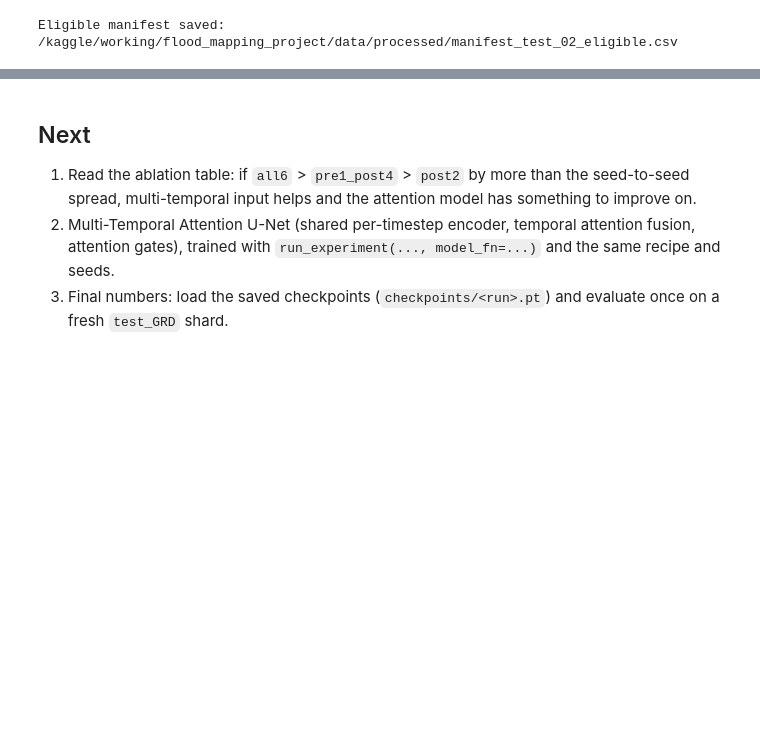
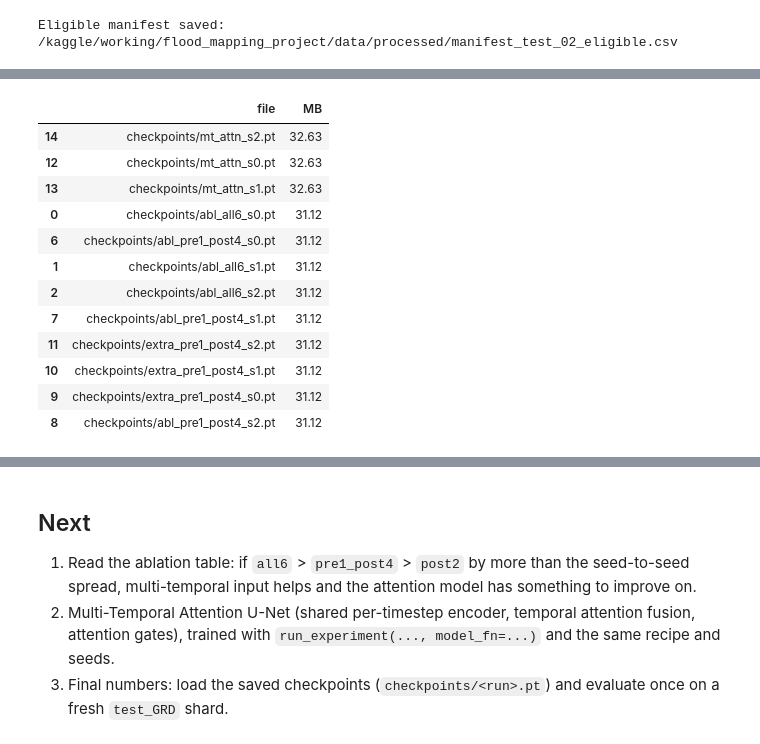
Before and after one commit to Vasanth-Loganathan/flood-mapping, a Jupyter notebook: main.ipynb, the cells around one changed output, grey strips where cells are left out. Saved outputs shown, nothing was run; the diff lists cells and outputs as text; code cells hidden in the pictures; blank space fills up the shorter version.

```diff
--- a/main.ipynb
+++ b/main.ipynb
@@ -1913,0 +2431,68 @@ Eligible manifest saved: /kaggle/working/flood_mapping_project/data/processed/ma
+# %%
+# %% ---- replacement for cell 4 (frozen final evaluation)
+# ============================================================
+# FROZEN FINAL EVALUATION of the improvement round on the fresh test shards. Run ONCE, only after the choices below are final.
+#   Headline (decided from validation, see plan 5.7): base U-Net 1 pre + post, ensemble of 3 seeds, NO TTA.
+#   Exploratory (reported as such, not used for selection): v2_inputs, v2_train, v2_both - each as single models and as ensemble.
+#   500 px minimum-area rule applied (fixed in advance); the version without it is also stored.
+# Requires X_/Y_/manifest of test_01 and test_02 (preprocessed as in the fresh-test cell). Events also in train/val are excluded.
+# ============================================================
+FINAL = False
+EVAL_SPLITS = ["test_01", "test_02"]
+FINAL_CONFIGS = ["base", "v2_inputs", "v2_train", "v2_both"]
+if FINAL:
+    trainval_events = set(pd.read_csv(PROC / "manifest_trainval.csv").actid)
+    rows, ev_rows = [], []
+    def _stats(models, cfg):
+        d = pd.concat([predict_stats_fn(prob_fn(models, 1), make_loader_v2(sp, cfg)) for sp in EVAL_SPLITS], ignore_index=True)
+        return d[~d.actid.isin(trainval_events)]
+    for name in FINAL_CONFIGS:
+        cfg = CFGS[name]; prefix = cfg.get("ckpt", name)
+        models = [load_cfg_model(cfg, f"{prefix}_s{s}") for s in range(3)]
+        for kind, groups in [("single", [[m] for m in models]), ("ensemble x3", [models])]:
+            for gi, g in enumerate(groups):
+                d = _stats(g, cfg); empty = d["flood_frac_%"] == 0; d5 = with_min_area(d, AREA)
+                rows.append({"model": name, "kind": kind, "seed": gi if kind == "single" else -1,
+                             **metrics_from_counts(d5.tp.sum(), d5.fp.sum(), d5.fn.sum(), 0),
+                             "IoU_if_no_FP_on_empty": metrics_from_counts(d5.tp.sum(), d5.fp[~empty].sum(), d5.fn.sum(), 0)["IoU"],
+                             "IoU_no_min_area": metrics_from_counts(d.tp.sum(), d.fp.sum(), d.fn.sum(), 0)["IoU"],
+                             "FP_share_from_empty_%": 100 * d5.fp[empty].sum() / max(d5.fp.sum(), 1)})
+                if kind == "ensemble x3":
+                    ge = d5.groupby("actid")[["tp", "fp", "fn"]].sum()
+                    ev_rows.append({"model": name, **{int(e): metrics_from_counts(r.tp, r.fp, r.fn, 0)["IoU"] for e, r in ge.iterrows()}})
+        del models; gc.collect(); torch.cuda.empty_cache()
+    F_ = pd.DataFrame(rows); F_.to_csv(ROOT / "results" / "fresh_test_improvement_round.csv", index=False)
+    display(F_.groupby(["model", "kind"]).agg(["mean", "std"]).round(4))
+    E_ = pd.DataFrame(ev_rows).set_index("model"); E_.to_csv(ROOT / "results" / "fresh_test_improvement_round_per_event.csv")
+    print("Per-event IoU, ensemble x3, min area 500:"); display(E_.T.round(3))
+else:
+    print("FINAL = False: nothing evaluated. Freeze the choices first.")
+
+
+# %% ---- new cell: backup
+# ============================================================
+# BACKUP of the improvement-round experiment (models, logs, results, helper files) -> one zip + a file list with sizes.
+# Creates /kaggle/working/backup_improvement_round.zip (about 0.3-1 GB). Does not touch the big processed arrays.
+# ============================================================
+import zipfile, hashlib
+OUT = Path("/kaggle/working/backup_improvement_round.zip")
+ALL_CKPT = True            # True: all checkpoints (original + v2); False: only the v2_* ones
+files = []
+for pat in (["*.pt"] if ALL_CKPT else ["v2_*.pt"]):
+    files += sorted((ROOT / "checkpoints").glob(pat))
+files += sorted((ROOT / "results").glob("*")) + sorted((ROOT / "logs").glob("*"))
+files += [PROC / n for n in ["diff_stats.json", "hard_neg_weights.npy", "norm_stats.json", "done.json",
+                             "manifest_trainval.csv", "manifest_train_extra.csv", "manifest_test_00.csv",
+                             "manifest_test_01.csv", "manifest_test_02.csv", "manifest_test_02_eligible.csv"]]
+files += sorted(DATA.glob("*.csv"))
+files = [f for f in files if f.is_file()]
+listing = []
+with zipfile.ZipFile(OUT, "w", zipfile.ZIP_DEFLATED) as z:
+    for f in files:
+        z.write(f, arcname=str(f.relative_to(ROOT)))
+        listing.append({"file": str(f.relative_to(ROOT)), "MB": round(f.stat().st_size / 1e6, 2)})
+pd.DataFrame(listing).to_csv(ROOT / "results" / "backup_listing.csv", index=False)
+print(f"{len(files)} files -> {OUT} ({OUT.stat().st_size / 1e9:.2f} GB)")
+print("v2 checkpoints:", sorted(p.name for p in (ROOT / "checkpoints").glob("v2_*.pt")))
+display(pd.DataFrame(listing).sort_values("MB", ascending=False).head(12))
+# %% [output]
@@ -1913,0 +2502,13 @@ Eligible manifest saved: /kaggle/working/flood_mapping_project/data/processed/ma
+|  | file | MB |
+| 14 | checkpoints/mt_attn_s2.pt | 32.63 |
+| 12 | checkpoints/mt_attn_s0.pt | 32.63 |
+| 13 | checkpoints/mt_attn_s1.pt | 32.63 |
+| 0 | checkpoints/abl_all6_s0.pt | 31.12 |
+| 6 | checkpoints/abl_pre1_post4_s0.pt | 31.12 |
+| 1 | checkpoints/abl_all6_s1.pt | 31.12 |
+| 2 | checkpoints/abl_all6_s2.pt | 31.12 |
+| 7 | checkpoints/abl_pre1_post4_s1.pt | 31.12 |
+| 11 | checkpoints/extra_pre1_post4_s2.pt | 31.12 |
+| 10 | checkpoints/extra_pre1_post4_s1.pt | 31.12 |
+| 9 | checkpoints/extra_pre1_post4_s0.pt | 31.12 |
+| 8 | checkpoints/abl_pre1_post4_s2.pt | 31.12 |
```
Also changed, not shown: parts of 9 cells of this notebook.
